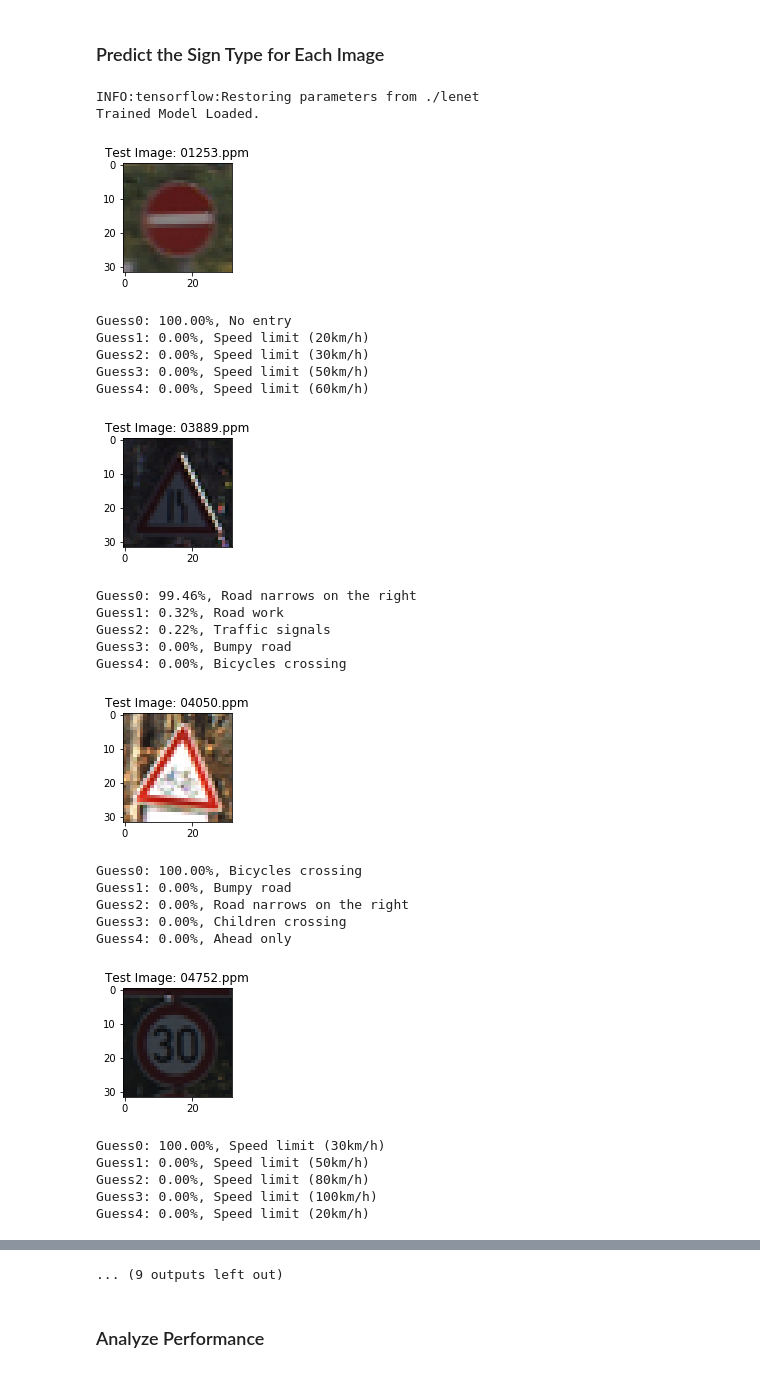
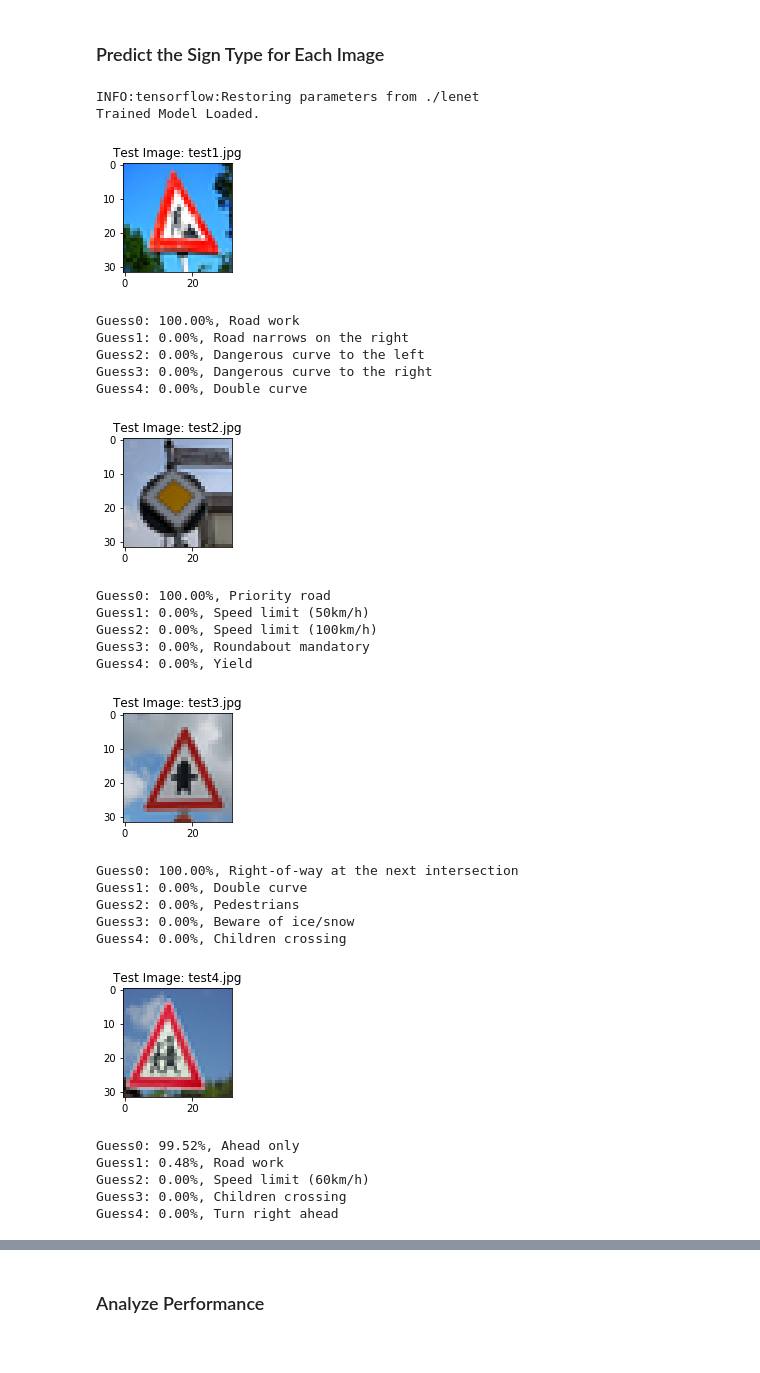
Before and after one commit to rcwang128/Udacity_CarND-Traffic-Sign-Classifier-Project, a Jupyter notebook: Traffic_Sign_Classifier.ipynb, the cells around one changed output, grey strips where cells are left out. Cells and saved outputs as stored; diff of their text form; code cells hidden in the pictures.

```diff
--- a/Traffic_Sign_Classifier.ipynb
+++ b/Traffic_Sign_Classifier.ipynb
@@ -176,7 +193,7 @@ import tensorflow as tf
 from tensorflow.contrib.layers import flatten
 
 # Parameters
-EPOCHS = 50
+EPOCHS = 40
 BATCH_SIZE = 128
 
 # Network Parameters
@@ -258,7 +275,7 @@ one_hot_y = tf.one_hot(y, n_classes)
 # %% [markdown]
 ### Training Pipeline
 # %%
-rate = 0.002
+rate = 0.001
 
 logits = LeNet(x)
 cross_entropy = tf.nn.softmax_cross_entropy_with_logits(labels=one_hot_y, logits=logits)
@@ -375,13 +392,13 @@ from matplotlib import pyplot as plt
 from matplotlib import image as mpimg
 %matplotlib inline
 
-lst = os.listdir("test_images/")
+lst = os.listdir("test_new_images/")
 lst.sort()
 
 X_test_new_img = []
 
-for i in range(10):
-    img = mpimg.imread("test_images/" + lst[i+1])
+for i in range(5):
+    img = mpimg.imread("test_new_images/" + lst[i+1])
 
     img = Image.fromarray(img).resize((32,32),Image.ANTIALIAS)
     plt.figure(figsize=(1,1))
@@ -415,7 +427,7 @@ for i in range(10):
 ### Feel free to use as many code cells as needed.
 
 #images = glob.glob("test_images/*.ppm")
-lst = os.listdir("test_images/")
+lst = os.listdir("test_new_images/")
 lst.sort()
 
 saver = tf.train.Saver()
@@ -431,62 +443,62 @@ with tf.Session() as sess:
     saver.restore(sess, save_file)
     print("Trained Model Loaded.")
 
-    for i in range(10):
-        img = mpimg.imread("test_images/" + lst[i+1])
+    for i in range(5):
+        img = mpimg.imread("test_new_images/" + lst[i+1])
         # Resize and normalize the image with the same pre-processing pipeline used earlier
         img = Image.fromarray(img).resize((32,32),Image.ANTIALIAS)
 
         img = np.asarray(img)
         img = normalize(np.sum(img/3, axis=2, keepdims=True))
         img = np.array(img).reshape(1,32,32,1)
 
         top5_prediction = sess.run(top5, feed_dict={x: img});
 
         pred_class_id[i] = top5_prediction.indices[0]
         pred_percentage[i] = top5_prediction.values[0]
 
         i += 1
 
 # Plot the images
-for i in range(10):
-    img = mpimg.imread("test_images/" + lst[i+1])
+for i in range(5):
+    img = mpimg.imread("test_new_images/" + lst[i+1])
     # Resize and normalize the image with the same pre-processing pipeline used earlier
     img = Image.fromarray(img).resize((32,32),Image.ANTIALIAS)
 
     plt.figure(figsize=(2,2))
     plt.title("Test Image: " + lst[i+1])
     plt.imshow(img)
     plt.show()
 
     for j in range(5):
         print("Guess{}: {:.2f}%, {:s}".format(j, \
                 pred_percentage[i][j]*100, sign_class[pred_class_id[i][j]+1][1]))
 
     print()
 # %% [output]
 INFO:tensorflow:Restoring parameters from ./lenet
 Trained Model Loaded.
-[figure, old version]
+[figure, new version]
-Guess0: 100.00%, No entry
-Guess1: 0.00%, Speed limit (20km/h)
-Guess2: 0.00%, Speed limit (30km/h)
-Guess3: 0.00%, Speed limit (50km/h)
-Guess4: 0.00%, Speed limit (60km/h)
+Guess0: 100.00%, Road work
+Guess1: 0.00%, Road narrows on the right
+Guess2: 0.00%, Dangerous curve to the left
+Guess3: 0.00%, Dangerous curve to the right
+Guess4: 0.00%, Double curve
-[figure, old version]
+[figure, new version]
-Guess0: 99.46%, Road narrows on the right
-Guess1: 0.32%, Road work
-Guess2: 0.22%, Traffic signals
-Guess3: 0.00%, Bumpy road
-Guess4: 0.00%, Bicycles crossing
+Guess0: 100.00%, Priority road
+Guess1: 0.00%, Speed limit (50km/h)
+Guess2: 0.00%, Speed limit (100km/h)
+Guess3: 0.00%, Roundabout mandatory
+Guess4: 0.00%, Yield
-[figure, old version]
+[figure, new version]
-Guess0: 100.00%, Bicycles crossing
-Guess1: 0.00%, Bumpy road
-Guess2: 0.00%, Road narrows on the right
-Guess3: 0.00%, Children crossing
-Guess4: 0.00%, Ahead only
+Guess0: 100.00%, Right-of-way at the next intersection
+Guess1: 0.00%, Double curve
+Guess2: 0.00%, Pedestrians
+Guess3: 0.00%, Beware of ice/snow
+Guess4: 0.00%, Children crossing
-[figure, old version]
+[figure, new version]
-Guess0: 100.00%, Speed limit (30km/h)
-Guess1: 0.00%, Speed limit (50km/h)
-Guess2: 0.00%, Speed limit (80km/h)
-Guess3: 0.00%, Speed limit (100km/h)
-Guess4: 0.00%, Speed limit (20km/h)
+Guess0: 99.52%, Ahead only
+Guess1: 0.48%, Road work
+Guess2: 0.00%, Speed limit (60km/h)
+Guess3: 0.00%, Children crossing
+Guess4: 0.00%, Turn right ahead
@@ -500,4 +511,3 @@ Guess4: 0.00%, Speed limit (60km/h)
-... (9 outputs left out)
 # %% [markdown]
 ### Analyze Performance
 # %%
```
Also changed, not shown: parts of 10 cells of this notebook, 9 other files.
